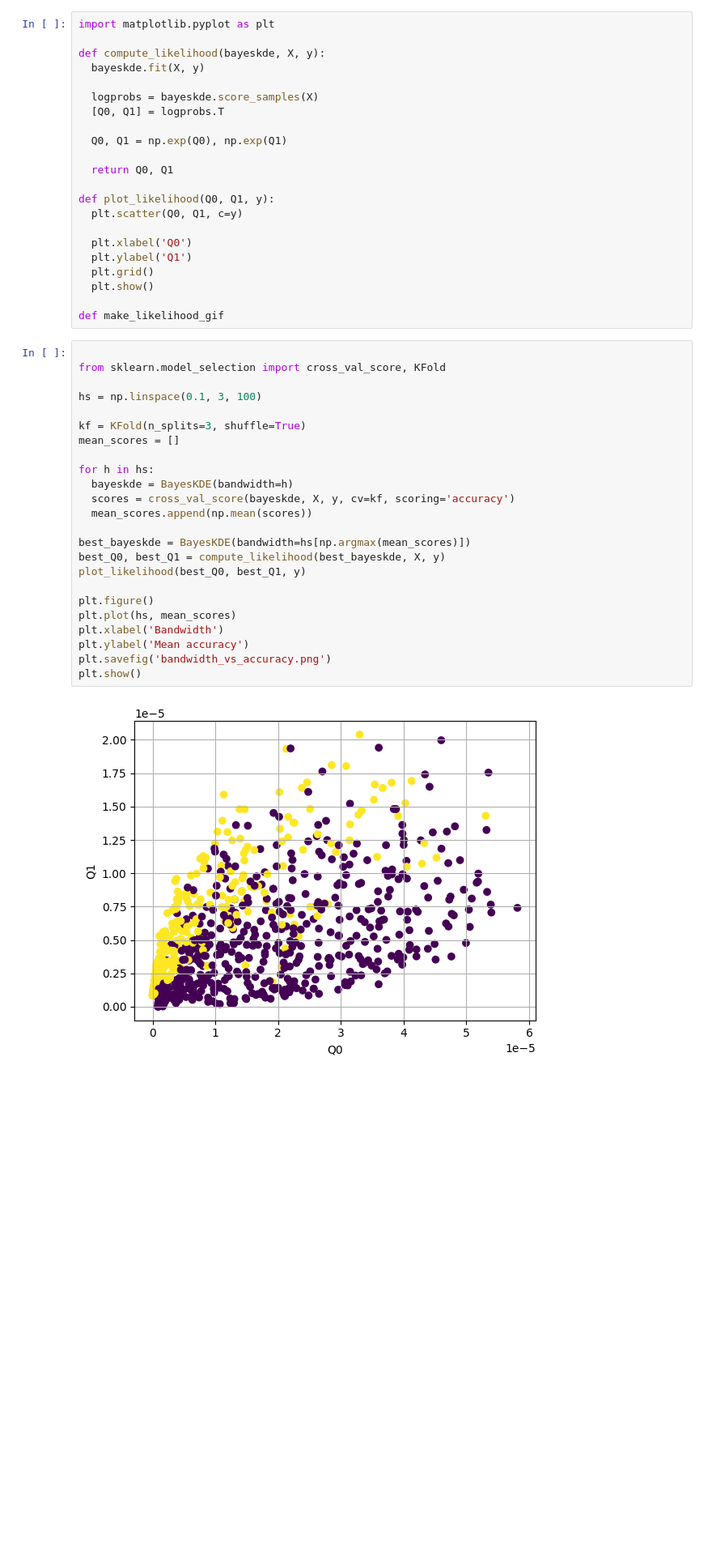
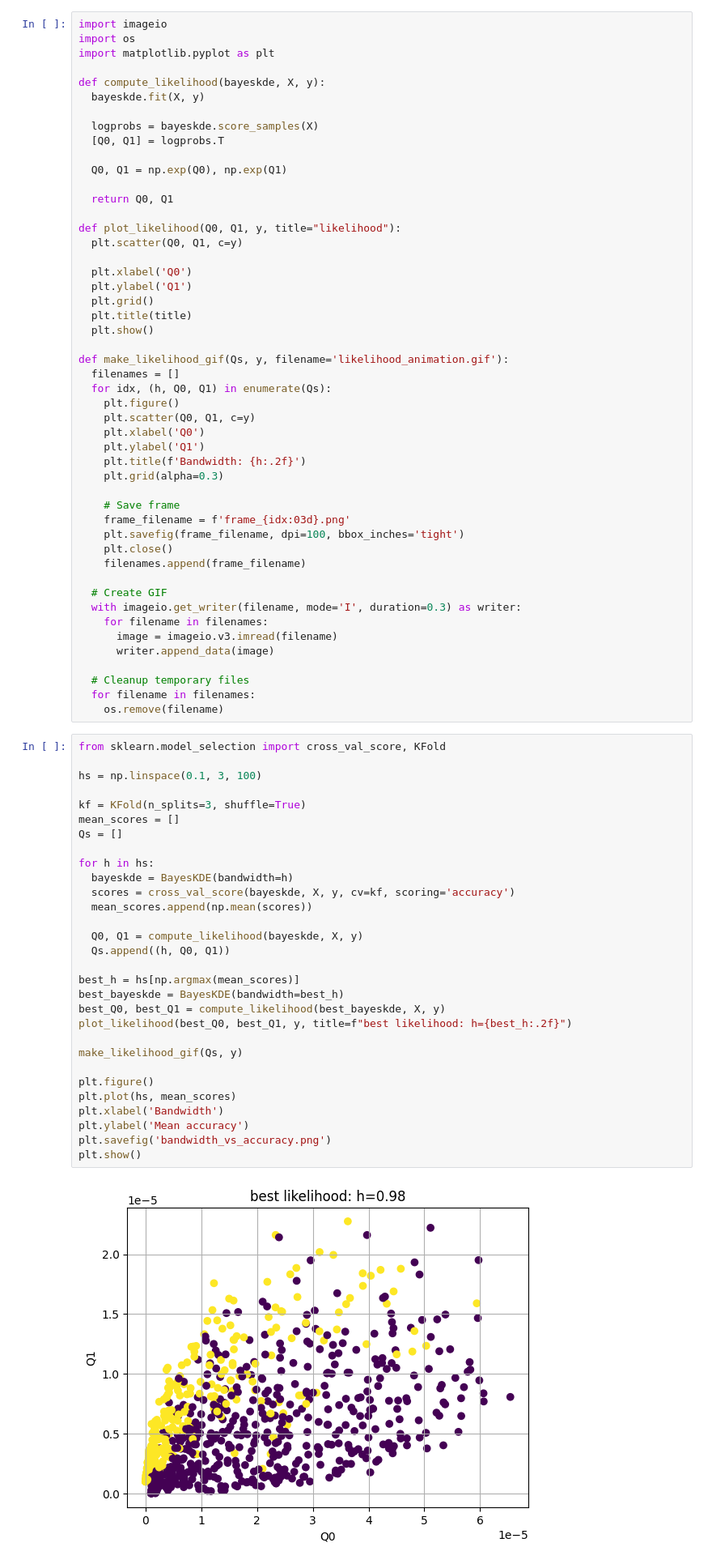
Before and after one commit to eduardo-ufmg/reconhecimento_de_padroes, a Jupyter notebook: bayes_E2/bayes_E2.ipynb, the cells around one changed output. Shown at 81% size. Saved outputs shown, nothing was run; the diff lists cells and outputs as text; blank space fills up the shorter version.

```diff
--- a/bayes_E2/bayes_E2.ipynb
+++ b/bayes_E2/bayes_E2.ipynb
@@ -86,6 +86,8 @@ def preprocess_data(X, y):
 X, y = load_pima_diabetes()
 X, y = preprocess_data(X, y)
 # %%
+import imageio
+import os
 import matplotlib.pyplot as plt
 
 def compute_likelihood(bayeskde, X, y):
@@ -98,38 +100,69 @@ def compute_likelihood(bayeskde, X, y):
 
   return Q0, Q1
 
-def plot_likelihood(Q0, Q1, y):
+def plot_likelihood(Q0, Q1, y, title="likelihood"):
   plt.scatter(Q0, Q1, c=y)
 
   plt.xlabel('Q0')
   plt.ylabel('Q1')
   plt.grid()
+  plt.title(title)
   plt.show()
 
-def make_likelihood_gif
+def make_likelihood_gif(Qs, y, filename='likelihood_animation.gif'):
+  filenames = []
+  for idx, (h, Q0, Q1) in enumerate(Qs):
+    plt.figure()
+    plt.scatter(Q0, Q1, c=y)
+    plt.xlabel('Q0')
+    plt.ylabel('Q1')
+    plt.title(f'Bandwidth: {h:.2f}')
+    plt.grid(alpha=0.3)
+
+    # Save frame
+    frame_filename = f'frame_{idx:03d}.png'
+    plt.savefig(frame_filename, dpi=100, bbox_inches='tight')
+    plt.close()
+    filenames.append(frame_filename)
+
+  # Create GIF
+  with imageio.get_writer(filename, mode='I', duration=0.3) as writer:
+    for filename in filenames:
+      image = imageio.v3.imread(filename)
+      writer.append_data(image)
+
+  # Cleanup temporary files
+  for filename in filenames:
+    os.remove(filename)
 # %%
-
 from sklearn.model_selection import cross_val_score, KFold
 
 hs = np.linspace(0.1, 3, 100)
 
 kf = KFold(n_splits=3, shuffle=True)
 mean_scores = []
+Qs = []
 
 for h in hs:
   bayeskde = BayesKDE(bandwidth=h)
   scores = cross_val_score(bayeskde, X, y, cv=kf, scoring='accuracy')
   mean_scores.append(np.mean(scores))
 
-best_bayeskde = BayesKDE(bandwidth=hs[np.argmax(mean_scores)])
+  Q0, Q1 = compute_likelihood(bayeskde, X, y)
+  Qs.append((h, Q0, Q1))
+
+best_h = hs[np.argmax(mean_scores)]
+best_bayeskde = BayesKDE(bandwidth=best_h)
 best_Q0, best_Q1 = compute_likelihood(best_bayeskde, X, y)
-plot_likelihood(best_Q0, best_Q1, y)
+plot_likelihood(best_Q0, best_Q1, y, title=f"best likelihood: h={best_h:.2f}")
+
+make_likelihood_gif(Qs, y)
 
 plt.figure()
 plt.plot(hs, mean_scores)
 plt.xlabel('Bandwidth')
 plt.ylabel('Mean accuracy')
 plt.savefig('bandwidth_vs_accuracy.png')
 plt.show()
 # %% [output]
-[figure, old version]
+[figure, new version]
```
Also changed, not shown: parts of 1 cell of this notebook, 2 other files.
